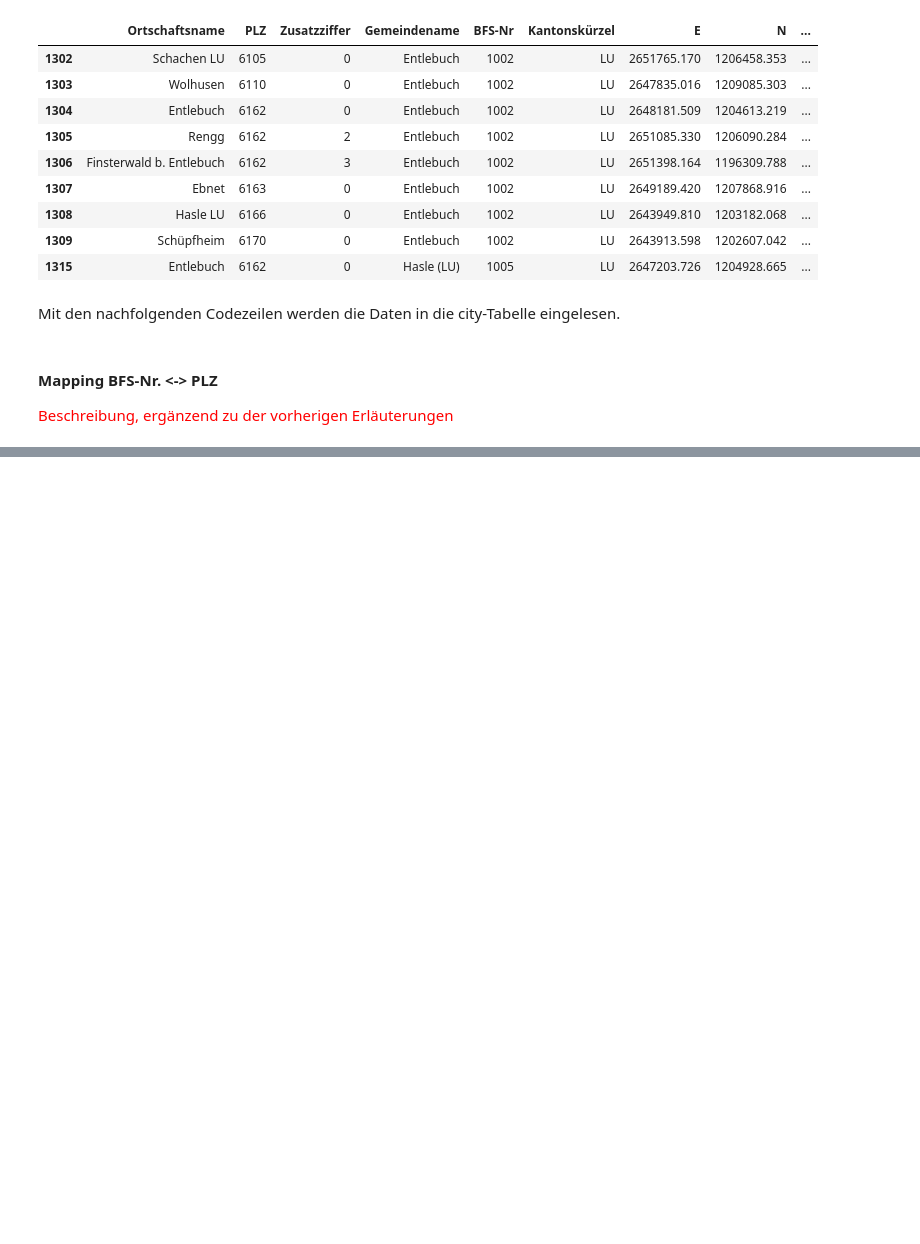
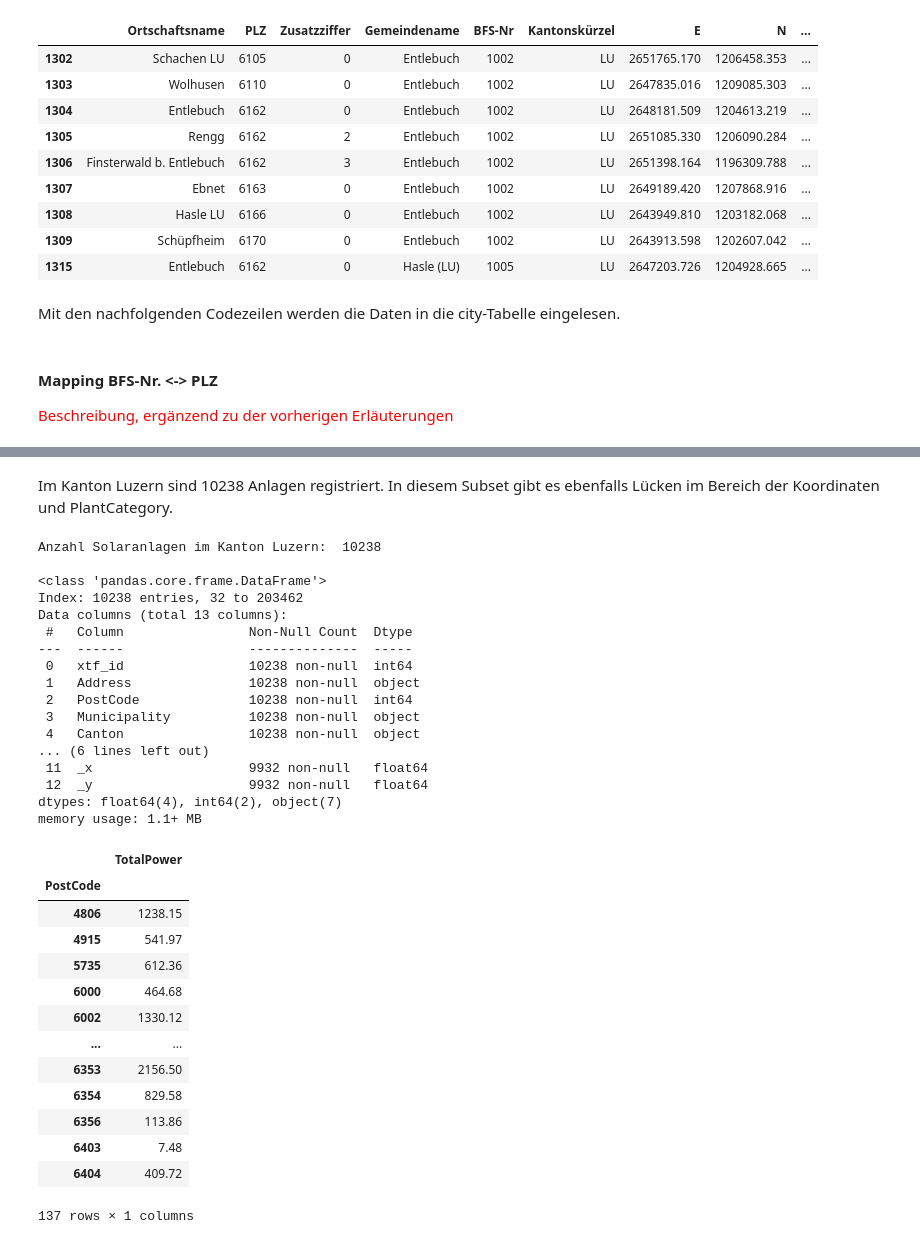
Before and after one commit to 7Horizon/BINA-CaseStudy, a Jupyter notebook: bina_dataimport.ipynb, the cells around one changed output, grey strips where cells are left out. Saved outputs shown, nothing was run; the diff lists cells and outputs as text; code cells hidden in the pictures; blank space fills up the shorter version.

Commit message:
Solaranlagen beschrieben

```diff
--- a/bina_dataimport.ipynb
+++ b/bina_dataimport.ipynb
@@ -406 +465,41 @@ electricityProductionPlant.head()
+# %% [markdown]
+Im Kanton Luzern sind 10238 Anlagen registriert. In diesem Subset gibt es ebenfalls Lücken im Bereich der Koordinaten und PlantCategory.
+# %%
+electricityProductionPlantLU = electricityProductionPlant.query('Canton == "LU" and SubCategory == "subcat_2"')
+print("\nAnzahl Solaranlagen im Kanton Luzern: ", len(electricityProductionPlantLU), "\n")
+electricityProductionPlantLU.info()
+
+electricityProductionPlantLU[["PostCode", "TotalPower"]].groupby('PostCode').sum()
+# %% [output]
+Anzahl Solaranlagen im Kanton Luzern:  10238
+
+<class 'pandas.core.frame.DataFrame'>
+Index: 10238 entries, 32 to 203462
+Data columns (total 13 columns):
+ #   Column                Non-Null Count  Dtype
+---  ------                --------------  -----
+ 0   xtf_id                10238 non-null  int64
+ 1   Address               10238 non-null  object
+ 2   PostCode              10238 non-null  int64
+ 3   Municipality          10238 non-null  object
+ 4   Canton                10238 non-null  object
+... (6 lines left out)
+ 11  _x                    9932 non-null   float64
+ 12  _y                    9932 non-null   float64
+dtypes: float64(4), int64(2), object(7)
+memory usage: 1.1+ MB
+|  | TotalPower |
+| PostCode |  |
+| 4806 | 1238.15 |
+| 4915 | 541.97 |
+| 5735 | 612.36 |
+| 6000 | 464.68 |
+| 6002 | 1330.12 |
+| ... | ... |
+| 6353 | 2156.50 |
+| 6354 | 829.58 |
+| 6356 | 113.86 |
+| 6403 | 7.48 |
+| 6404 | 409.72 |
+137 rows × 1 columns
 # %%
```
Also changed, not shown: parts of 17 cells of this notebook.
